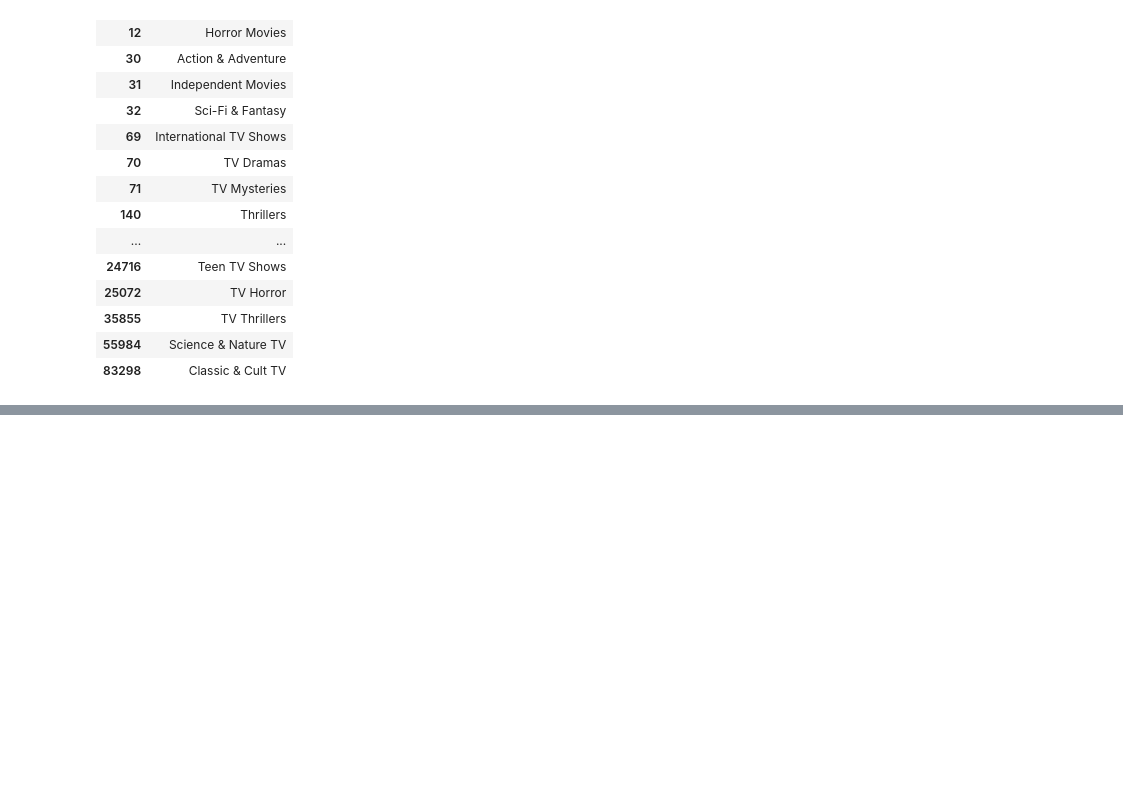
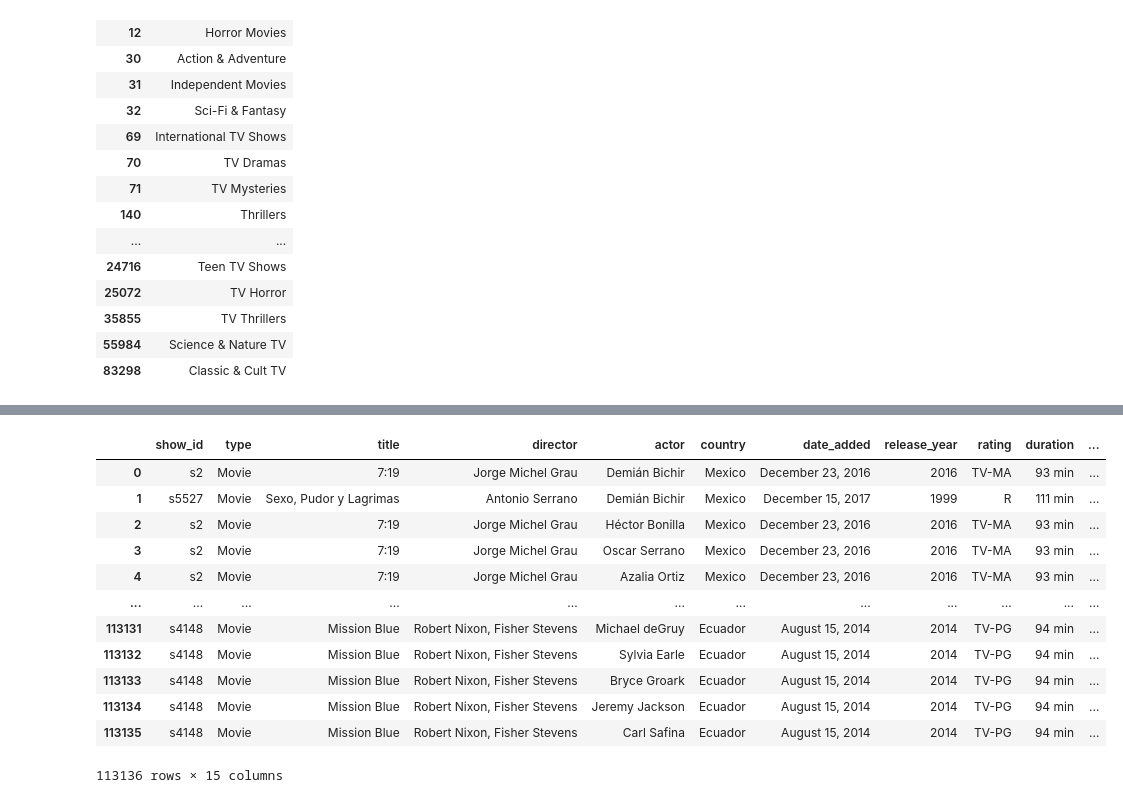
Before and after one commit to ytran010/Netflix-ETL-Challenge, a Jupyter notebook: Main.ipynb, the cells around one changed output, grey strips where cells are left out. Drawn from its saved outputs; the diff is of its cells as text; code cells hidden in the pictures; blank space fills up the shorter version.

```diff
--- a/Main.ipynb
+++ b/Main.ipynb
@@ -287,0 +276,3 @@ genre_df
+# %%
+country_sql = pd.read_sql('SELECT * FROM countries', conn)
+country_sql
@@ -287,0 +365,19 @@ genre_df
+# %%
+relations_df = pd.merge(relations_df, country_sql, on='country', how = 'outer')
+
+relations_df = relations_df.rename(columns={'id':'country_id'})
+relations_df
+# %% [output]
+|  | show_id | type | title | director | actor | country | date_added | release_year | rating | duration | ... |
+| 0 | s2 | Movie | 7:19 | Jorge Michel Grau | Demián Bichir | Mexico | December 23, 2016 | 2016 | TV-MA | 93 min | ... |
+| 1 | s5527 | Movie | Sexo, Pudor y Lagrimas | Antonio Serrano | Demián Bichir | Mexico | December 15, 2017 | 1999 | R | 111 min | ... |
+| 2 | s2 | Movie | 7:19 | Jorge Michel Grau | Héctor Bonilla | Mexico | December 23, 2016 | 2016 | TV-MA | 93 min | ... |
+| 3 | s2 | Movie | 7:19 | Jorge Michel Grau | Oscar Serrano | Mexico | December 23, 2016 | 2016 | TV-MA | 93 min | ... |
+| 4 | s2 | Movie | 7:19 | Jorge Michel Grau | Azalia Ortiz | Mexico | December 23, 2016 | 2016 | TV-MA | 93 min | ... |
+| ... | ... | ... | ... | ... | ... | ... | ... | ... | ... | ... | ... |
+| 113131 | s4148 | Movie | Mission Blue | Robert Nixon, Fisher Stevens | Michael deGruy | Ecuador | August 15, 2014 | 2014 | TV-PG | 94 min | ... |
+| 113132 | s4148 | Movie | Mission Blue | Robert Nixon, Fisher Stevens | Sylvia Earle | Ecuador | August 15, 2014 | 2014 | TV-PG | 94 min | ... |
+| 113133 | s4148 | Movie | Mission Blue | Robert Nixon, Fisher Stevens | Bryce Groark | Ecuador | August 15, 2014 | 2014 | TV-PG | 94 min | ... |
+| 113134 | s4148 | Movie | Mission Blue | Robert Nixon, Fisher Stevens | Jeremy Jackson | Ecuador | August 15, 2014 | 2014 | TV-PG | 94 min | ... |
+| 113135 | s4148 | Movie | Mission Blue | Robert Nixon, Fisher Stevens | Carl Safina | Ecuador | August 15, 2014 | 2014 | TV-PG | 94 min | ... |
+113136 rows × 15 columns
```
Also changed, not shown: parts of 25 cells of this notebook, 5 other files.
